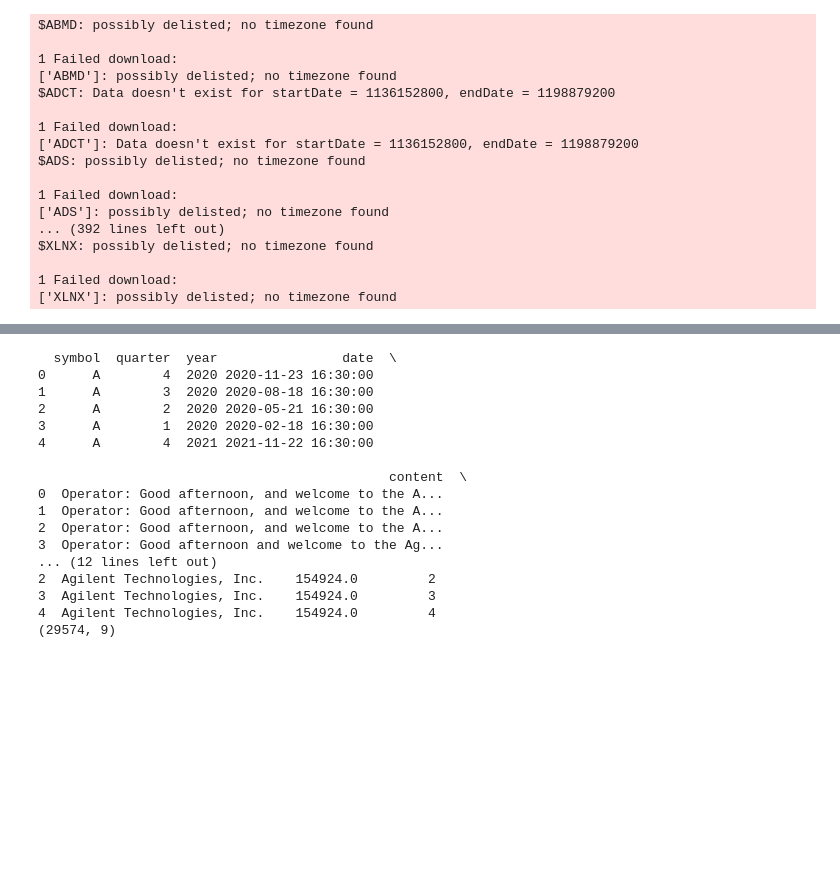
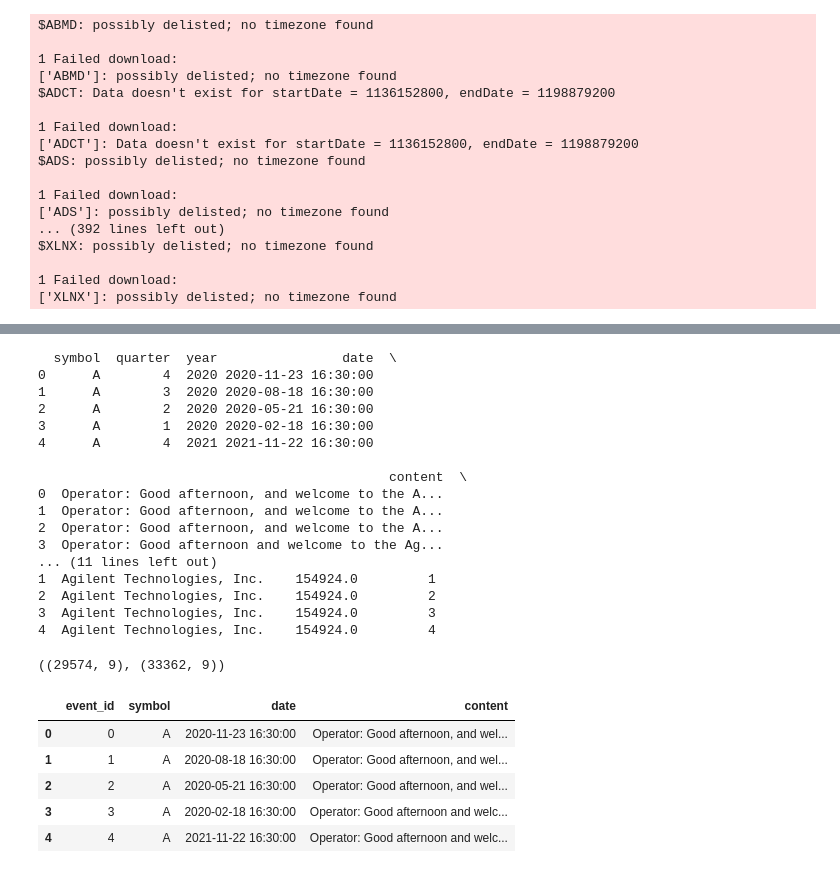
Before and after one commit to berylcczhang/PEAD-Prediction, a Jupyter notebook: data_preproc.ipynb, the cells around one changed output, grey strips where cells are left out. Saved outputs shown, nothing was run; the diff lists cells and outputs as text; code cells hidden in the pictures; blank space fills up the shorter version.

```diff
--- a/data_preproc.ipynb
+++ b/data_preproc.ipynb
@@ -347,30 +326,28 @@ market_events_df.head()
 # %%
+# clean the original earnings transcripts dataframe to only include valid events
 valid_events = set(valid_events)
-
-df_clean = df[
-    df["event_id"].isin(valid_events)
-].copy()
+df_clean = df[df["event_id"].isin(valid_events)].copy()
+print(df_clean.head())
+df_clean.shape, df.shape
+# %% [output]
+  symbol  quarter  year                date  \
+0      A        4  2020 2020-11-23 16:30:00
+1      A        3  2020 2020-08-18 16:30:00
+2      A        2  2020 2020-05-21 16:30:00
+3      A        1  2020 2020-02-18 16:30:00
+4      A        4  2021 2021-11-22 16:30:00
+
+                                             content  \
+0  Operator: Good afternoon, and welcome to the A...
+1  Operator: Good afternoon, and welcome to the A...
+2  Operator: Good afternoon, and welcome to the A...
+3  Operator: Good afternoon and welcome to the Ag...
+... (11 lines left out)
+1  Agilent Technologies, Inc.    154924.0         1
+2  Agilent Technologies, Inc.    154924.0         2
+3  Agilent Technologies, Inc.    154924.0         3
+4  Agilent Technologies, Inc.    154924.0         4
+((29574, 9), (33362, 9))
-# %%
-print(df_clean.head())
-print(df_clean.shape)
-# %% [output]
-  symbol  quarter  year                date  \
-0      A        4  2020 2020-11-23 16:30:00
-1      A        3  2020 2020-08-18 16:30:00
-2      A        2  2020 2020-05-21 16:30:00
-3      A        1  2020 2020-02-18 16:30:00
-4      A        4  2021 2021-11-22 16:30:00
-
-                                             content  \
-0  Operator: Good afternoon, and welcome to the A...
-1  Operator: Good afternoon, and welcome to the A...
-2  Operator: Good afternoon, and welcome to the A...
-3  Operator: Good afternoon and welcome to the Ag...
-... (12 lines left out)
-2  Agilent Technologies, Inc.    154924.0         2
-3  Agilent Technologies, Inc.    154924.0         3
-4  Agilent Technologies, Inc.    154924.0         4
-(29574, 9)
 # %%
 df_clean.to_csv('earnings_transcripts_clean.csv', index=False)
 # %%
@@ -377,0 +355,13 @@ market_events_df.to_csv('marketdata_to_events.csv', index=True)
+# %%
+# reduce the cleaned earnings transcripts dataframe to only the relevant columns
+df_trscrpt = pd.read_csv('earnings_transcripts_clean.csv')
+trscrpt_cols = ["event_id", "symbol", "date", "content"]
+df_trscrpt_red = df_trscrpt[trscrpt_cols].copy()
+df_trscrpt_red.head()
+# %% [output]
+|  | event_id | symbol | date | content |
+| 0 | 0 | A | 2020-11-23 16:30:00 | Operator: Good afternoon, and wel... |
+| 1 | 1 | A | 2020-08-18 16:30:00 | Operator: Good afternoon, and wel... |
+| 2 | 2 | A | 2020-05-21 16:30:00 | Operator: Good afternoon, and wel... |
+| 3 | 3 | A | 2020-02-18 16:30:00 | Operator: Good afternoon and welc... |
+| 4 | 4 | A | 2021-11-22 16:30:00 | Operator: Good afternoon and welc... |
```
Also changed, not shown: parts of 11 cells of this notebook.
